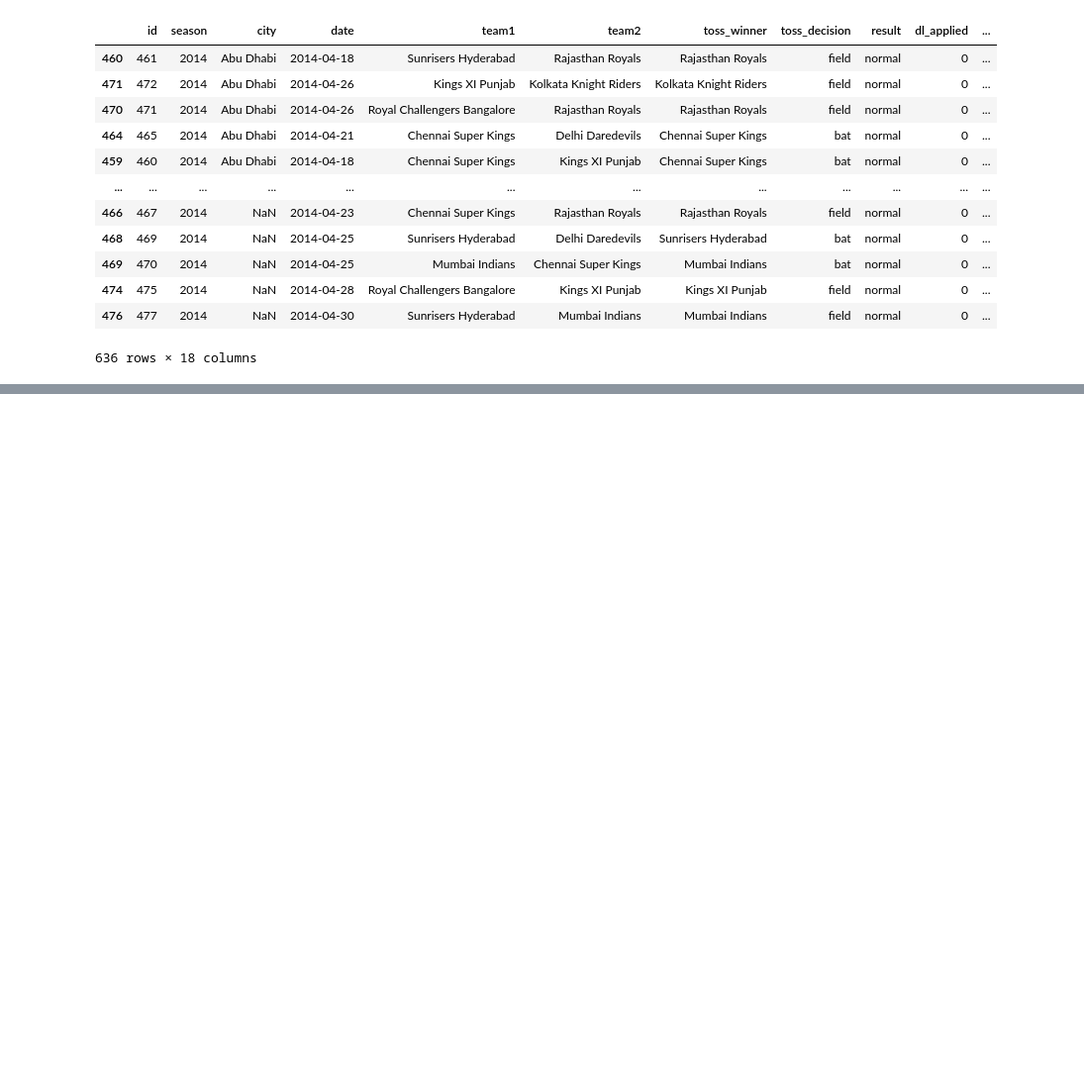
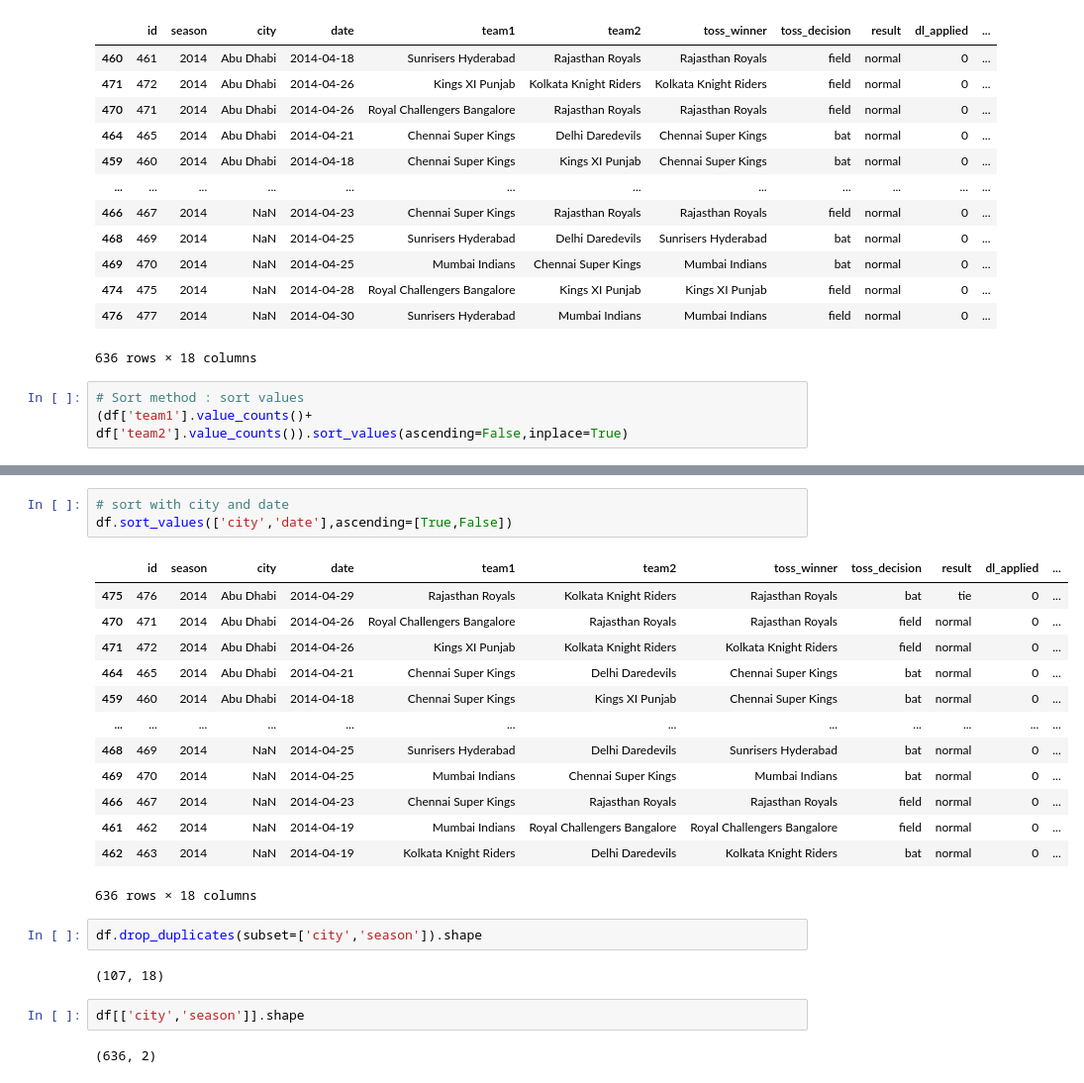
Before and after one commit to ijazkhan101/IPL-Data-Set-Data-analysis-with-Pandas, a Jupyter notebook: pandas01.ipynb, the cells around one changed output, grey strips where cells are left out. Shown: that part at 99% size. Cells and saved outputs as stored; diff of their text form; blank space fills up the shorter version.

```diff
--- a/pandas01.ipynb
+++ b/pandas01.ipynb
@@ -378,3 +378,6 @@ df.sort_values('city')
 | 474 | 475 | 2014 | NaN | 2014-04-28 | Royal Challengers Bangalore | Kings XI Punjab | Kings XI Punjab | field | normal | 0 | ... |
 | 476 | 477 | 2014 | NaN | 2014-04-30 | Sunrisers Hyderabad | Mumbai Indians | Mumbai Indians | field | normal | 0 | ... |
 636 rows × 18 columns
+# %%
+# Sort method : sort values
+(df['team1'].value_counts()+ df['team2'].value_counts()).sort_values(ascending=False,inplace=True)
@@ -380,0 +403,25 @@ df.sort_values('city')
+# %%
+# sort with city and date
+df.sort_values(['city','date'],ascending=[True,False])
+# %% [output]
+|  | id | season | city | date | team1 | team2 | toss_winner | toss_decision | result | dl_applied | ... |
+| 475 | 476 | 2014 | Abu Dhabi | 2014-04-29 | Rajasthan Royals | Kolkata Knight Riders | Rajasthan Royals | bat | tie | 0 | ... |
+| 470 | 471 | 2014 | Abu Dhabi | 2014-04-26 | Royal Challengers Bangalore | Rajasthan Royals | Rajasthan Royals | field | normal | 0 | ... |
+| 471 | 472 | 2014 | Abu Dhabi | 2014-04-26 | Kings XI Punjab | Kolkata Knight Riders | Kolkata Knight Riders | field | normal | 0 | ... |
+| 464 | 465 | 2014 | Abu Dhabi | 2014-04-21 | Chennai Super Kings | Delhi Daredevils | Chennai Super Kings | bat | normal | 0 | ... |
+| 459 | 460 | 2014 | Abu Dhabi | 2014-04-18 | Chennai Super Kings | Kings XI Punjab | Chennai Super Kings | bat | normal | 0 | ... |
+| ... | ... | ... | ... | ... | ... | ... | ... | ... | ... | ... | ... |
+| 468 | 469 | 2014 | NaN | 2014-04-25 | Sunrisers Hyderabad | Delhi Daredevils | Sunrisers Hyderabad | bat | normal | 0 | ... |
+| 469 | 470 | 2014 | NaN | 2014-04-25 | Mumbai Indians | Chennai Super Kings | Mumbai Indians | bat | normal | 0 | ... |
+| 466 | 467 | 2014 | NaN | 2014-04-23 | Chennai Super Kings | Rajasthan Royals | Rajasthan Royals | field | normal | 0 | ... |
+| 461 | 462 | 2014 | NaN | 2014-04-19 | Mumbai Indians | Royal Challengers Bangalore | Royal Challengers Bangalore | field | normal | 0 | ... |
+| 462 | 463 | 2014 | NaN | 2014-04-19 | Kolkata Knight Riders | Delhi Daredevils | Kolkata Knight Riders | bat | normal | 0 | ... |
+636 rows × 18 columns
+# %%
+df.drop_duplicates(subset=['city','season']).shape
+# %% [output]
+(107, 18)
+# %%
+df[['city','season']].shape
+# %% [output]
+(636, 2)
```
Also changed, not shown: parts of 3 cells of this notebook.
